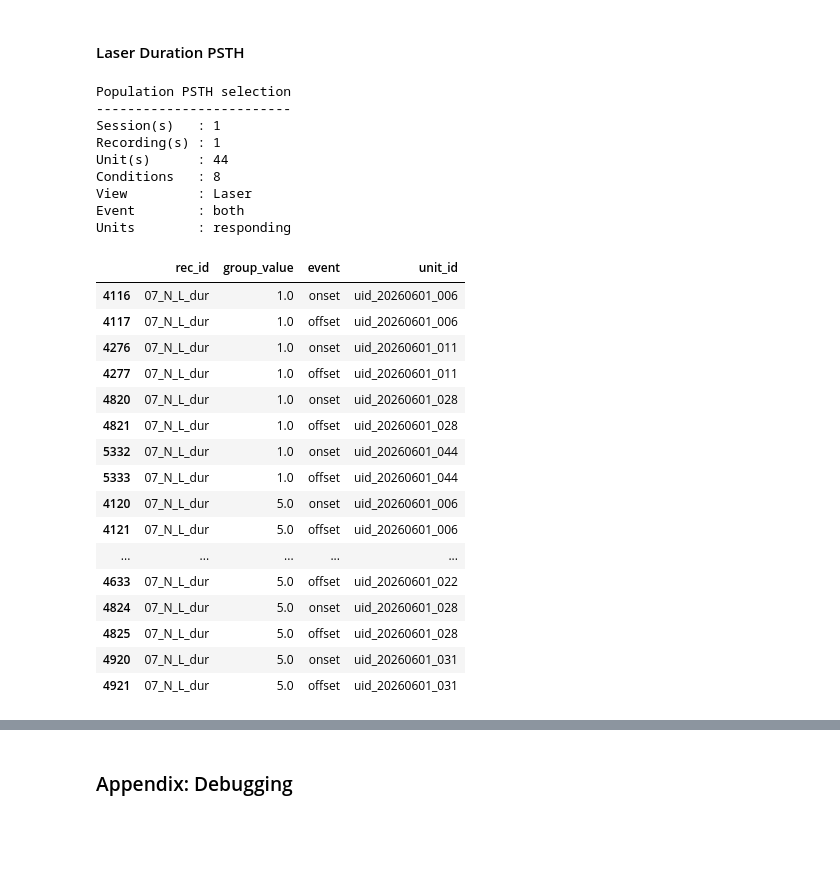
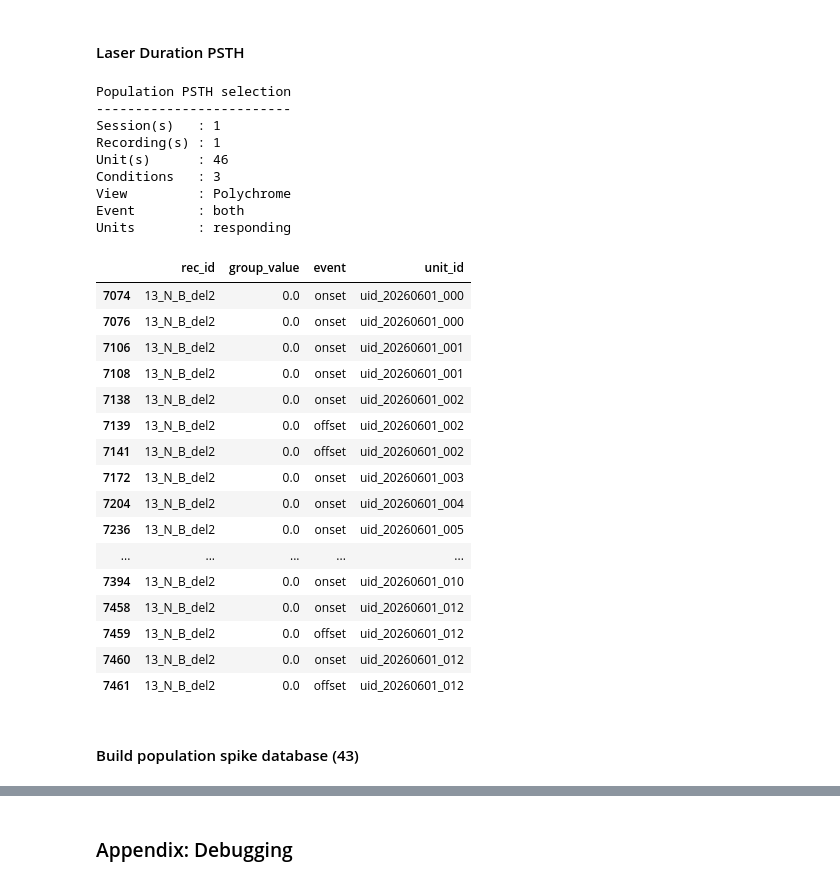
Before and after one commit to TRuikes/mea_experiments, a Jupyter notebook: pv_chip_aarhus/analysis/work_population_analysis.ipynb, the cells around one changed output, grey strips where cells are left out. Saved outputs shown, nothing was run; the diff lists cells and outputs as text; code cells hidden in the pictures; blank space fills up the shorter version.

Commit message:
Genreal populations analysis updates and first raster heatmap

```diff
--- a/pv_chip_aarhus/analysis/work_population_analysis.ipynb
+++ b/pv_chip_aarhus/analysis/work_population_analysis.ipynb
@@ -2357,7 +2357,7 @@ The following cells will
 # User settings
 # ==========================================
 
-protocol = "dur"
+protocol = "del2"
 # "pow"
 # "dur"
 # "freq"
@@ -2366,7 +2366,7 @@ protocol = "dur"
 # "longstim"
 # None (= all)
 
-stim_mode = "L"
+stim_mode = "B"
 # "P"
 # "L"
 # "B"
@@ -2377,7 +2377,7 @@ laser_mode = "N"
 # "LC"
 # None (= all)
 
-view = "Laser"
+view = "Polychrome"
 # "Laser"
 # "Polychrome"
 
@@ -2385,7 +2385,7 @@ include_units = "responding"
 # "responding"
 # "all"
 
-baseline_mode = "onset_baseline"
+baseline_mode = "pre_offset"
 # "onset_baseline"
 # "pre_offset"
 
@@ -2394,9 +2394,14 @@ event = "both"
 # "offset"
 # "both"
 
+psth_alignment = "both"
+# "onset"
+# "offset"
+# "both"
+
 # PSTH parameters
 
-analysis_window = (-500, 1000)
+analysis_window = (-500, 1500)
 
 bin_width = 20      # ms
 
@@ -2531,52 +2536,54 @@ else:
     )
 
     display(
 
         filtered_summary[
             [
                 "rec_id",
                 "group_value",
                 "event",
                 "unit_id",
             ]
         ]
         .sort_values(
             [
                 "rec_id",
                 "group_value",
                 "unit_id",
             ]
         )
         .head(20)
 
     )
 # %% [output]
 Population PSTH selection
 -------------------------
 Session(s)   : 1
 Recording(s) : 1
-Unit(s)      : 44
-Conditions   : 8
-View         : Laser
+Unit(s)      : 46
+Conditions   : 3
+View         : Polychrome
 Event        : both
 Units        : responding
 |  | rec_id | group_value | event | unit_id |
-| 4116 | 07_N_L_dur | 1.0 | onset | uid_20260601_006 |
-| 4117 | 07_N_L_dur | 1.0 | offset | uid_20260601_006 |
-| 4276 | 07_N_L_dur | 1.0 | onset | uid_20260601_011 |
-| 4277 | 07_N_L_dur | 1.0 | offset | uid_20260601_011 |
-| 4820 | 07_N_L_dur | 1.0 | onset | uid_20260601_028 |
-| 4821 | 07_N_L_dur | 1.0 | offset | uid_20260601_028 |
-| 5332 | 07_N_L_dur | 1.0 | onset | uid_20260601_044 |
-| 5333 | 07_N_L_dur | 1.0 | offset | uid_20260601_044 |
-| 4120 | 07_N_L_dur | 5.0 | onset | uid_20260601_006 |
-| 4121 | 07_N_L_dur | 5.0 | offset | uid_20260601_006 |
+| 7074 | 13_N_B_del2 | 0.0 | onset | uid_20260601_000 |
+| 7076 | 13_N_B_del2 | 0.0 | onset | uid_20260601_000 |
+| 7106 | 13_N_B_del2 | 0.0 | onset | uid_20260601_001 |
+| 7108 | 13_N_B_del2 | 0.0 | onset | uid_20260601_001 |
+| 7138 | 13_N_B_del2 | 0.0 | onset | uid_20260601_002 |
+| 7139 | 13_N_B_del2 | 0.0 | offset | uid_20260601_002 |
+| 7141 | 13_N_B_del2 | 0.0 | offset | uid_20260601_002 |
+| 7172 | 13_N_B_del2 | 0.0 | onset | uid_20260601_003 |
+| 7204 | 13_N_B_del2 | 0.0 | onset | uid_20260601_004 |
+| 7236 | 13_N_B_del2 | 0.0 | onset | uid_20260601_005 |
 | ... | ... | ... | ... | ... |
-| 4633 | 07_N_L_dur | 5.0 | offset | uid_20260601_022 |
-| 4824 | 07_N_L_dur | 5.0 | onset | uid_20260601_028 |
-| 4825 | 07_N_L_dur | 5.0 | offset | uid_20260601_028 |
-| 4920 | 07_N_L_dur | 5.0 | onset | uid_20260601_031 |
-| 4921 | 07_N_L_dur | 5.0 | offset | uid_20260601_031 |
+| 7394 | 13_N_B_del2 | 0.0 | onset | uid_20260601_010 |
+| 7458 | 13_N_B_del2 | 0.0 | onset | uid_20260601_012 |
+| 7459 | 13_N_B_del2 | 0.0 | offset | uid_20260601_012 |
+| 7460 | 13_N_B_del2 | 0.0 | onset | uid_20260601_012 |
+| 7461 | 13_N_B_del2 | 0.0 | offset | uid_20260601_012 |
+# %% [markdown]
+#### Build population spike database (43)
 # %%
 #43
 # ==========================================
```
Also changed, not shown: parts of 15 cells of this notebook.
